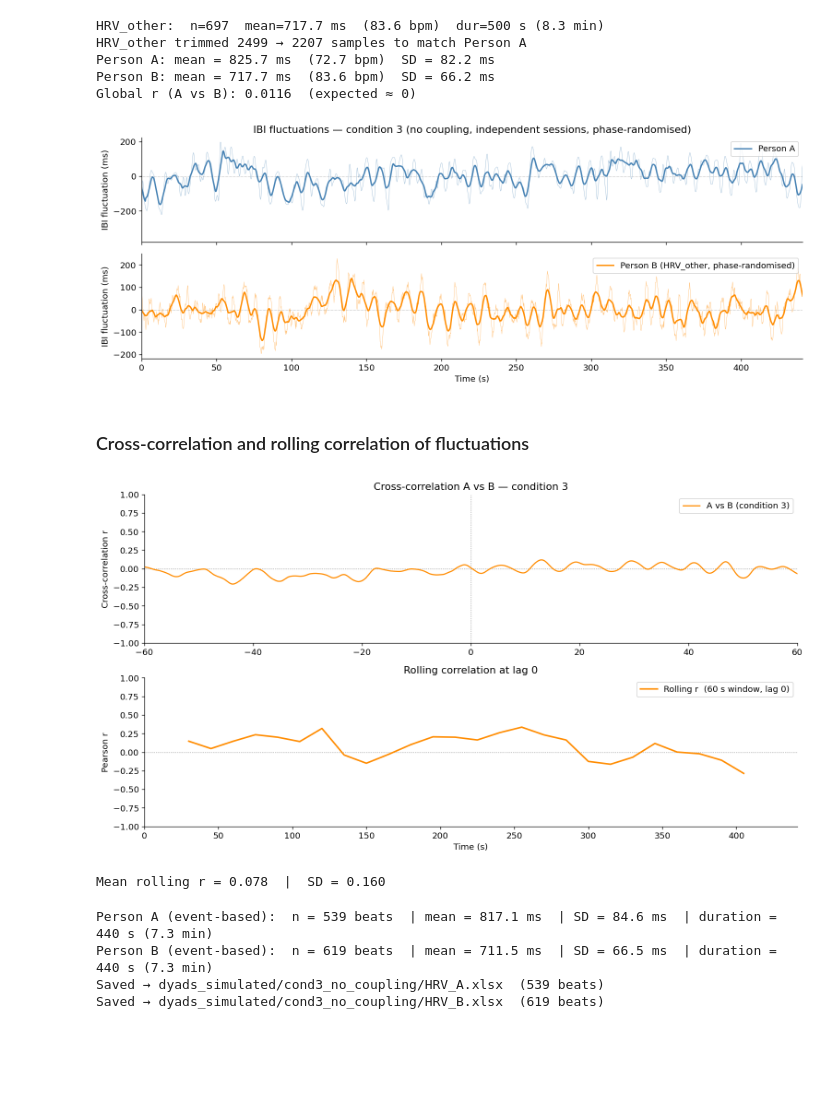
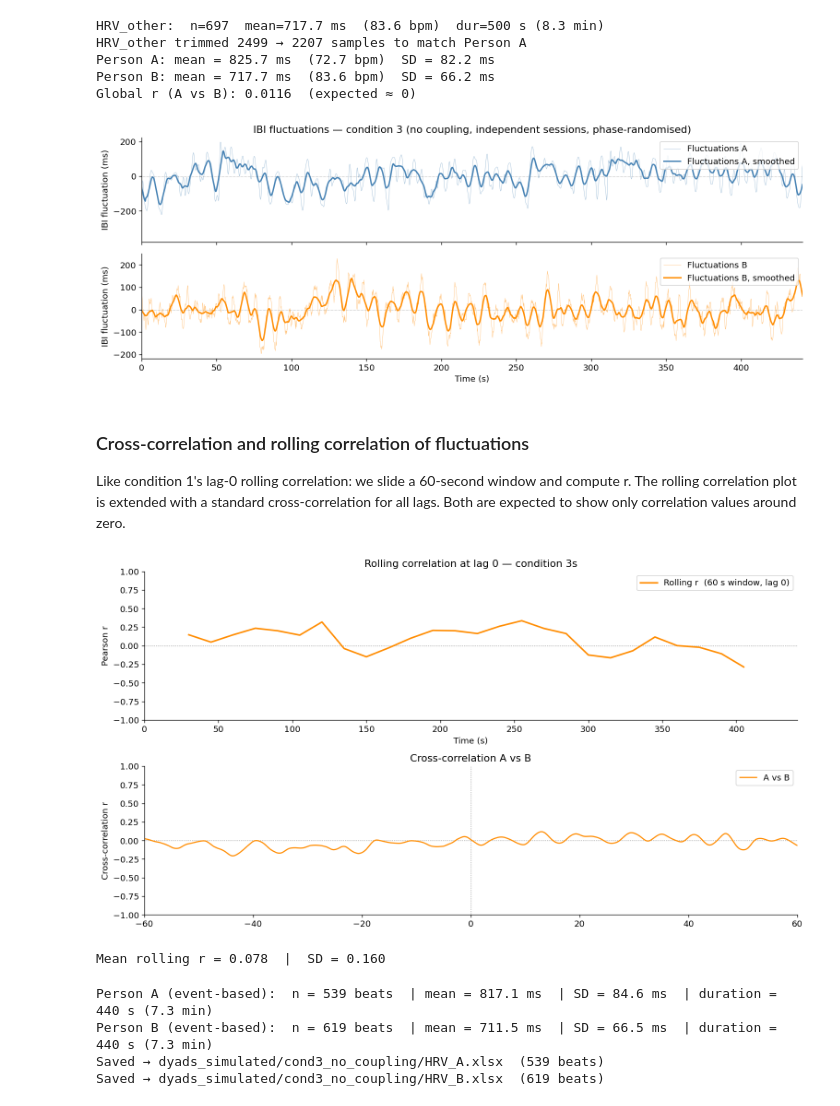
Before and after one commit to wunderwald/BioSync, a Jupyter notebook: simulated_data/simulated_data.ipynb, the cells around one changed output. Cells and saved outputs as stored; diff of their text form; code cells hidden in the pictures; blank space fills up the shorter version.

```diff
--- a/simulated_data/simulated_data.ipynb
+++ b/simulated_data/simulated_data.ipynb
@@ -623,14 +622,14 @@ fig, axes = plt.subplots(2, 1, figsize=(13, 5), sharex=True)
 for ax in axes:
     ax.axhline(0, color='gray', lw=0.6, linestyle=':')
 
-axes[0].plot(t_a, x_a_fluct,         lw=0.5, color='steelblue',  alpha=0.5)
-axes[0].plot(t_a, smooth(x_a_fluct), lw=1.8, color='steelblue',  label='Person A')
+axes[0].plot(t_a, x_a_fluct,         lw=0.5, color='steelblue',  alpha=0.5, label='Fluctuations A')
+axes[0].plot(t_a, smooth(x_a_fluct), lw=1.8, color='steelblue',  label='Fluctuations A, smoothed')
 axes[0].set_ylabel('IBI fluctuation (ms)')
 axes[0].set_title('IBI fluctuations — condition 3 (no coupling, independent sessions, phase-randomised)')
 axes[0].legend(loc='upper right')
 
-axes[1].plot(t_a, x_b_fluct_c3,         lw=0.5, color='darkorange', alpha=0.5)
-axes[1].plot(t_a, smooth(x_b_fluct_c3), lw=1.8, color='darkorange', label='Person B (HRV_other, phase-randomised)')
+axes[1].plot(t_a, x_b_fluct_c3,         lw=0.5, color='darkorange', alpha=0.5, label='Fluctuations B')
+axes[1].plot(t_a, smooth(x_b_fluct_c3), lw=1.8, color='darkorange', label='Fluctuations B, smoothed')
 axes[1].set_ylabel('IBI fluctuation (ms)')
 axes[1].set_xlabel('Time (s)')
 axes[1].legend(loc='upper right')
@@ -641,56 +640,60 @@ for ax in axes:
 plt.tight_layout()
 plt.show()
 # %% [output]
-[figure, old version]
+[figure, new version]
 # %% [markdown]
 ### Cross-correlation and rolling correlation of fluctuations
+
+Like condition 1's lag-0 rolling correlation: we slide a 60-second window and compute r. The rolling correlation plot is extended with a standard cross-correlation for all lags. Both are expected to show only correlation values around zero.
 # %%
-# ── Cross-correlation at all lags ──────────────────────────────────────
+# Cross-correlation at all lags
 xa_z3 = (x_a_fluct - x_a_fluct.mean()) / x_a_fluct.std()
 xb_z3 = (x_b_fluct_c3 - x_b_fluct_c3.mean()) / x_b_fluct_c3.std()
 
 cc_c3      = correlate(xa_z3, xb_z3, mode='full') / N
 cc_c3_trim = cc_c3[mid - max_lag_n : mid + max_lag_n + 1]
 
 fig, axes = plt.subplots(2, 1, figsize=(13, 7))
 
-# top: cross-correlation
-axes[0].axhline(0, color='gray', lw=0.8, linestyle=':')
-axes[0].axvline(0, color='gray', lw=0.8, linestyle=':')
-axes[0].plot(lags_trim, cc_c3_trim, lw=1.5, color='darkorange', label='A vs B (condition 3)')
-axes[0].set_ylabel('Cross-correlation r')
-axes[0].set_xlim(-MAX_LAG_S, MAX_LAG_S)
-axes[0].set_ylim(-1, 1)
-axes[0].set_title('Cross-correlation A vs B — condition 3')
-axes[0].legend()
-
-# bottom: rolling correlation at lag 0
+# top: rolling correlation at lag 0
 centers_c3, rs_c3 = [], []
 for start in range(0, N - win_n, step_n):
     end = start + win_n
     r = np.corrcoef(x_a_fluct[start:end], x_b_fluct_c3[start:end])[0, 1]
     centers_c3.append(t_a[start + win_n // 2])
     rs_c3.append(r)
 centers_c3 = np.array(centers_c3)
 rs_c3      = np.array(rs_c3)
 
+axes[0].axhline(0, color='gray', lw=0.8, linestyle=':')
+axes[0].plot(centers_c3, rs_c3, lw=2.0, color='darkorange',
+             label=f'Rolling r  ({WIN_S} s window, lag 0)')
+axes[0].set_xlabel('Time (s)')
+axes[0].set_ylabel('Pearson r')
+axes[0].set_ylim(-0.6, 0.6)
+axes[0].set_xlim(0, t_a[-1])
+axes[0].set_ylim(-1, 1)
+axes[0].set_title('Rolling correlation at lag 0 — condition 3s')
+axes[0].legend()
+
+# bottom: cross-correlation
 axes[1].axhline(0, color='gray', lw=0.8, linestyle=':')
-axes[1].plot(centers_c3, rs_c3, lw=2.0, color='darkorange',
-             label=f'Rolling r  ({WIN_S} s window, lag 0)')
-axes[1].set_xlabel('Time (s)')
-axes[1].set_ylabel('Pearson r')
-axes[1].set_ylim(-0.6, 0.6)
-axes[1].set_xlim(0, t_a[-1])
+axes[1].axvline(0, color='gray', lw=0.8, linestyle=':')
+axes[1].plot(lags_trim, cc_c3_trim, lw=1.5, color='darkorange', label='A vs B')
+axes[1].set_ylabel('Cross-correlation r')
+axes[1].set_xlim(-MAX_LAG_S, MAX_LAG_S)
 axes[1].set_ylim(-1, 1)
-axes[1].set_title('Rolling correlation at lag 0')
+axes[1].set_title('Cross-correlation A vs B')
 axes[1].legend()
+
+
 
 plt.tight_layout()
 plt.show()
 
 print(f'Mean rolling r = {rs_c3.mean():.3f}  |  SD = {rs_c3.std():.3f}')
 # %% [output]
-[figure, old version]
+[figure, new version]
 Mean rolling r = 0.078  |  SD = 0.160
 # %%
 ibi_a_c3 = uniform_to_ibi(t_a, x_a_c3)
```
Also changed, not shown: parts of 6 cells of this notebook.
